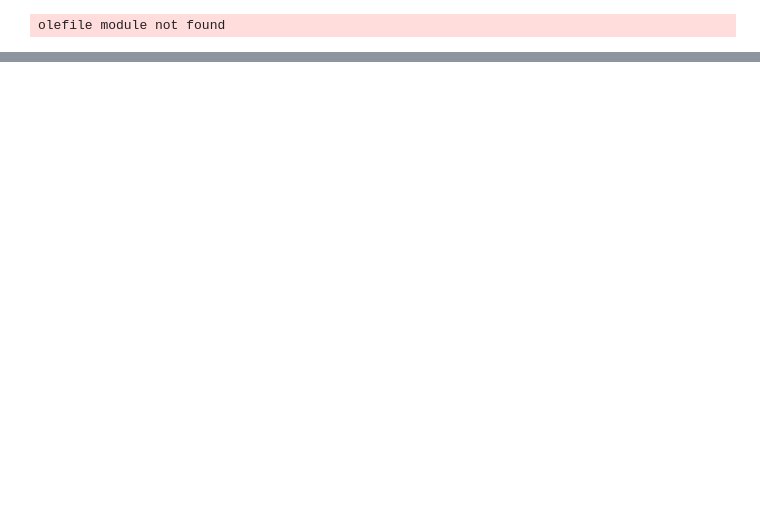
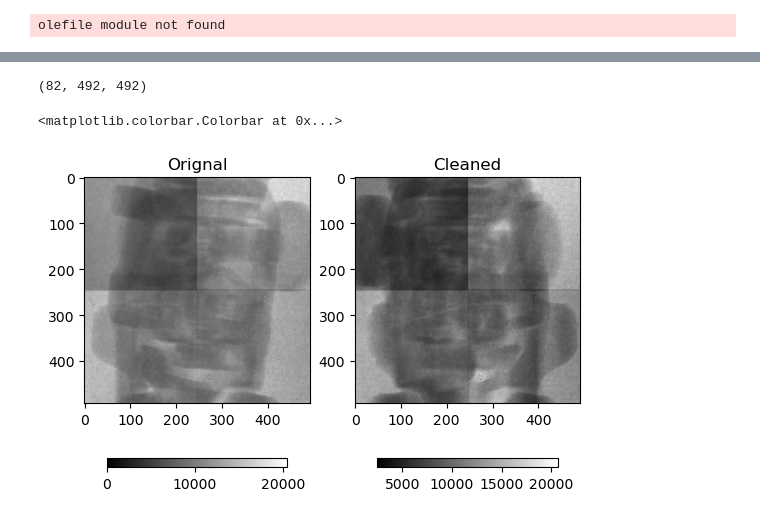
Before and after one commit to ornlneutronimaging/svmbir_notebooks, a Jupyter notebook: notebooks/white_beam_shimin.ipynb, the cells around one changed output, grey strips where cells are left out. Drawn from its saved outputs; the diff is of its cells as text; code cells hidden in the pictures; blank space fills up the shorter version.

```diff
--- a/notebooks/white_beam_shimin.ipynb
+++ b/notebooks/white_beam_shimin.ipynb
@@ -189,0 +163,8 @@ axs[1].set_yscale('log')
+# %%
+projs = []
+for fld in tqdm(flds):
+    fls_lst = glob.glob(os.path.join(fld, '*.tif*'))
+    fls_lst.sort()
+    projs.append(hype_loader_sum(fls_lst))
+
+hype_data = np.array(projs, dtype = np.float32)
@@ -189,0 +175,8 @@ axs[1].set_yscale('log')
+# %%
+fld_path = ('/SNS/VENUS/IPTS-33699/shared/processed_data/'
+            'September20_2024_PurpleCar_GoldenRatio_CT_5_0_C_Cd_inBeam_Resonance')
+angle_list_file = os.path.join(fld_path, 'list_angles.txt')
+df = pd.read_csv(angle_list_file, header=None)
+angle_deg = df.iloc[:, 1].to_numpy()
+run_num = df.iloc[:, 0].to_list()
+p_charge = df.iloc[:, 2].to_numpy()
@@ -189,0 +260,15 @@ axs[1].set_yscale('log')
+# %%
+# Load from clean save
+clean_path = '/SNS/VENUS/IPTS-33699/shared/Shimin_save/Purple_car_inBean_GD/clean_tiff'
+fls_lst = glob.glob(os.path.join(clean_path, '*.tif*'))
+fls_lst.sort()
+
+_data = []
+for fl in fls_lst:
+    _data.append(imread(fl).astype(np.float32))
+
+clean_data = np.array(_data, dtype = np.float32)
+# %%
+clean_data.shape
+# %% [output]
+(82, 492, 492)
@@ -189,0 +285,18 @@ axs[1].set_yscale('log')
+# %%
+#sino, angle_rad = svmbir.sino_sort(hype_data, np.deg2rad(angle_deg))
+sino_clean, angle_rad = svmbir.sino_sort(clean_data/p_charge[..., np.newaxis, np.newaxis]*5,
+                                         np.deg2rad(angle_deg))
+# %%
+fig, axs = plt.subplots(1,2, dpi = 100)
+#"""
+pcm0 = axs[0].imshow(hype_data[45], cmap='gray')
+axs[0].set_title('Orignal')
+fig.colorbar(pcm0, ax=axs[0], shrink=0.8, orientation = 'horizontal')
+#"""
+
+pcm1 = axs[1].imshow(sino_clean[45], cmap='gray')
+axs[1].set_title('Cleaned')
+fig.colorbar(pcm1, ax=axs[1], shrink=0.8, orientation = 'horizontal')
+# %% [output]
+<matplotlib.colorbar.Colorbar at 0x...>
+[figure, added]
```
Also changed, not shown: parts of 42 cells of this notebook.
